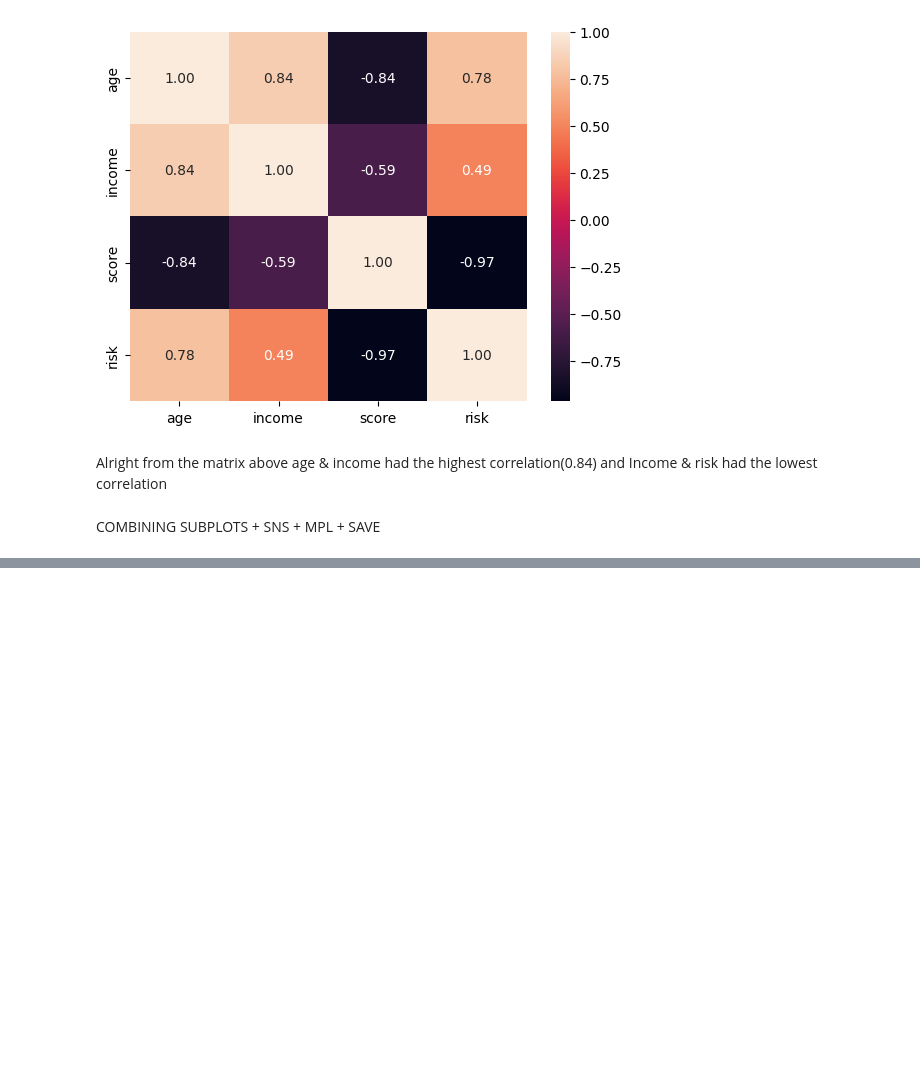
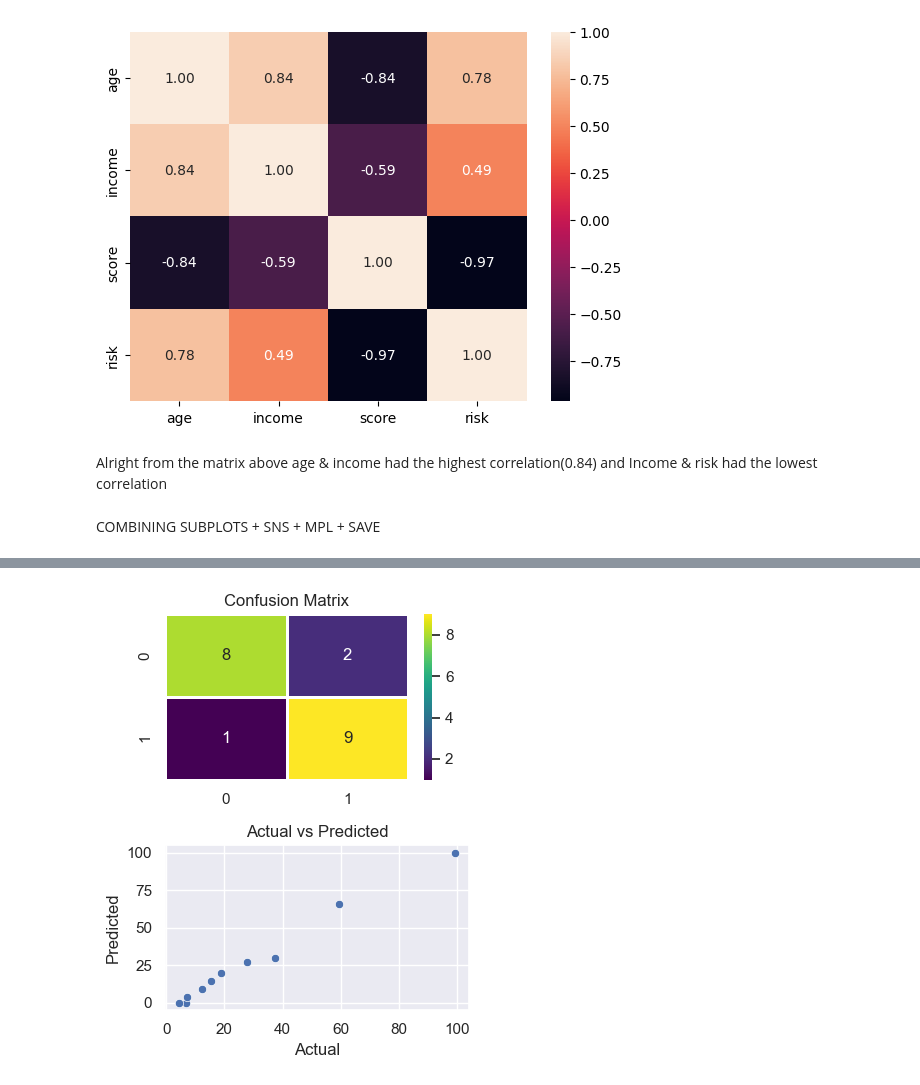
Before and after one commit to AkumaGPT/practice_seaborn, a Jupyter notebook: main.ipynb, the cells around one changed output, grey strips where cells are left out. Cells and saved outputs as stored; diff of their text form; code cells hidden in the pictures; blank space fills up the shorter version.

```diff
--- a/main.ipynb
+++ b/main.ipynb
@@ -294,0 +339,27 @@ Text(0.5, 1.0, 'Actual Distribution')
+# %%
+# ML Challenge
+# plot a 2x1 report for confusion matrix and scatter plot
+
+# get my data
+df = pd.read_csv("true_pred.csv")
+df = df.head(10)
+cm = [[8, 2], [1, 9]]
+
+fig, ax = plt.subplots(2,1, figsize=(4, 5))
+
+# plot my heatmap for cm
+sns.heatmap(cm, ax=ax[0], linewidths=True, annot=True, cmap="viridis")
+ax[0].set_title("Confusion Matrix")
+
+# plot my scatterplot
+sns.scatterplot(df, x="actual", y="predicted", ax=ax[1])
+ax[1].set_title("Actual vs Predicted")
+ax[1].set_xlabel("Actual")
+ax[1].set_ylabel("Predicted")
+
+plt.tight_layout()
+plt.savefig("ml_report.png", bbox_inches="tight")
+
+plt.show()
+# %% [output]
+[figure, added]
```
Also changed, not shown: parts of 3 cells of this notebook, 1 other file.
